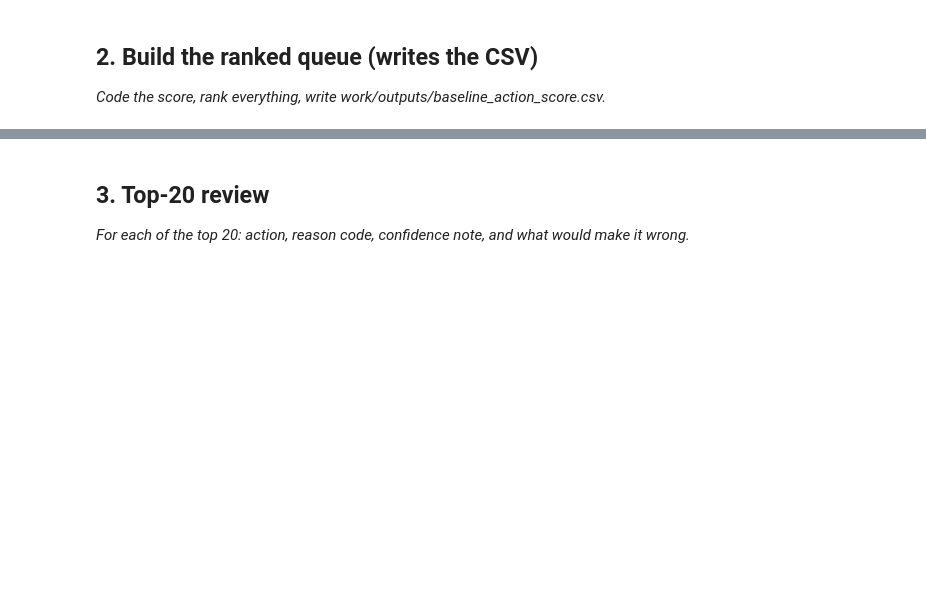
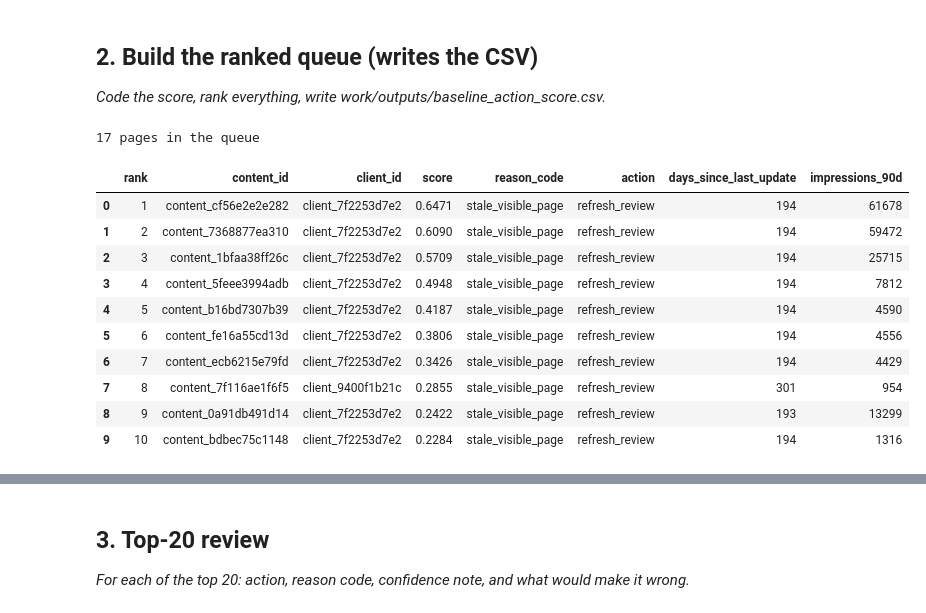
Before and after one commit to rupamsingh0907-beep/Flyintern, a Jupyter notebook: work/notebooks/w04_baseline_score.ipynb, the cells around one changed output, grey strips where cells are left out. Cells and saved outputs as stored; diff of their text form; code cells hidden in the pictures; blank space fills up the shorter version.

```diff
--- a/work/notebooks/w04_baseline_score.ipynb
+++ b/work/notebooks/w04_baseline_score.ipynb
@@ -13,3 +13,13 @@ This skeleton is yours to fill. Work the sections **in order** — each one has
 # %%
 # This cell is for CODE (numbers, a query, a check).
 # Write your text answer in the cell ABOVE this one — typing sentences here breaks Run All.
+import os
+import numpy as np
+import pandas as pd
+
+df = pd.read_csv("content_refresh_anonymized.csv")
+d = df[(df["impressions_90d"] > 0) & (df["content_age_days"] >= 90)].drop_duplicates(subset="content_id").copy()
+
+d["is_down"] = (d["trend_direction"] == "down").astype(int)   # used ONLY to check signals, never as a rule input
+print("n =", len(d), "| overall share trending down:", round(d["is_down"].mean(), 3))
+print("missing days_since_last_update:", d["days_since_last_update"].isna().sum())
@@ -15,0 +29,5 @@ This skeleton is yours to fill. Work the sections **in order** — each one has
+# %%
+d["stale_bucket"] = pd.cut(d["days_since_last_update"], bins=[-1, 30, 90, 180, 365, np.inf],
+                           labels=["0-30", "31-90", "91-180", "181-365", "365+"])
+t1 = d.groupby("stale_bucket", observed=True)["is_down"].agg(n="size", share_down="mean").round(3)
+print(t1)
@@ -15,0 +42,4 @@ This skeleton is yours to fill. Work the sections **in order** — each one has
+# %%
+d["vol_bucket"] = pd.qcut(d["impressions_90d"], q=4, duplicates="drop")
+t2 = d.groupby("vol_bucket", observed=True)["is_down"].agg(n="size", share_down="mean").round(3)
+print(t2)
@@ -22,0 +65,34 @@ This skeleton is yours to fill. Work the sections **in order** — each one has
+# %%
+# This cell is for CODE (numbers, a query, a check).
+# Write your text answer in the cell ABOVE this one — typing sentences here breaks Run All.
+elig = d[(d["days_since_last_update"] >= 180) & (d["impressions_90d"] >= 500)].copy()
+
+elig["stale_pct"] = elig["days_since_last_update"].rank(pct=True)
+elig["vis_pct"]   = elig["impressions_90d"].rank(pct=True)
+elig["score"]       = (elig["stale_pct"] * elig["vis_pct"]).round(4)
+elig["reason_code"] = "stale_visible_page"
+elig["action"]      = "refresh_review"
+
+queue = elig.sort_values("score", ascending=False).reset_index(drop=True)
+queue["rank"] = queue.index + 1
+
+out_cols = ["rank", "content_id", "client_id", "score", "reason_code", "action",
+            "days_since_last_update", "impressions_90d"]
+os.makedirs("work/outputs", exist_ok=True)
+queue[out_cols].to_csv("work/outputs/baseline_action_score.csv", index=False)
+
+print(len(queue), "pages in the queue")
+queue[out_cols].head(10)
+# %% [output]
+17 pages in the queue
+|  | rank | content_id | client_id | score | reason_code | action | days_since_last_update | impressions_90d |
+| 0 | 1 | content_cf56e2e2e282 | client_7f2253d7e2 | 0.6471 | stale_visible_page | refresh_review | 194 | 61678 |
+| 1 | 2 | content_7368877ea310 | client_7f2253d7e2 | 0.6090 | stale_visible_page | refresh_review | 194 | 59472 |
+| 2 | 3 | content_1bfaa38ff26c | client_7f2253d7e2 | 0.5709 | stale_visible_page | refresh_review | 194 | 25715 |
+| 3 | 4 | content_5feee3994adb | client_7f2253d7e2 | 0.4948 | stale_visible_page | refresh_review | 194 | 7812 |
+| 4 | 5 | content_b16bd7307b39 | client_7f2253d7e2 | 0.4187 | stale_visible_page | refresh_review | 194 | 4590 |
+| 5 | 6 | content_fe16a55cd13d | client_7f2253d7e2 | 0.3806 | stale_visible_page | refresh_review | 194 | 4556 |
+| 6 | 7 | content_ecb6215e79fd | client_7f2253d7e2 | 0.3426 | stale_visible_page | refresh_review | 194 | 4429 |
+| 7 | 8 | content_7f116ae1f6f5 | client_9400f1b21c | 0.2855 | stale_visible_page | refresh_review | 301 | 954 |
+| 8 | 9 | content_0a91db491d14 | client_7f2253d7e2 | 0.2422 | stale_visible_page | refresh_review | 193 | 13299 |
+| 9 | 10 | content_bdbec75c1148 | client_7f2253d7e2 | 0.2284 | stale_visible_page | refresh_review | 194 | 1316 |
```
Also changed, not shown: parts of 10 cells of this notebook.
